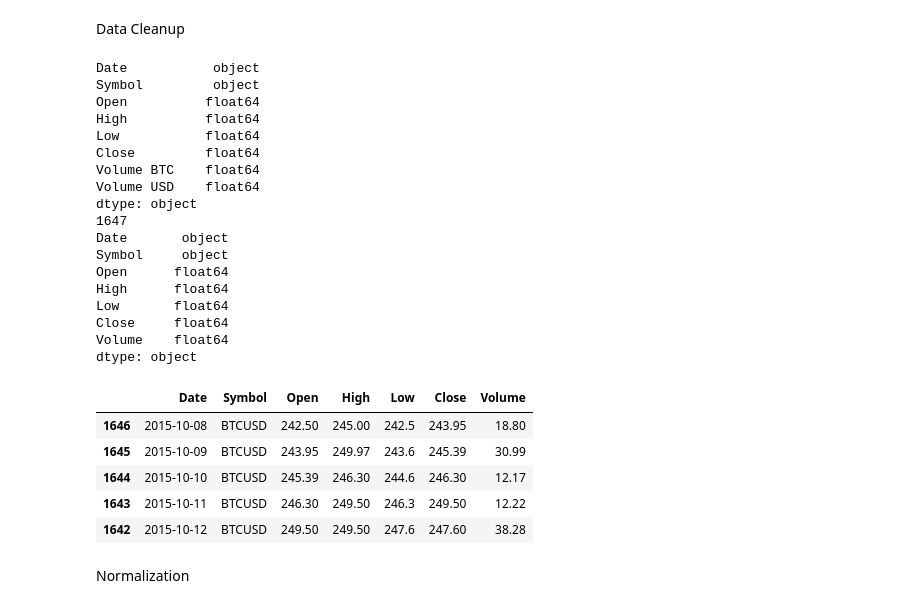
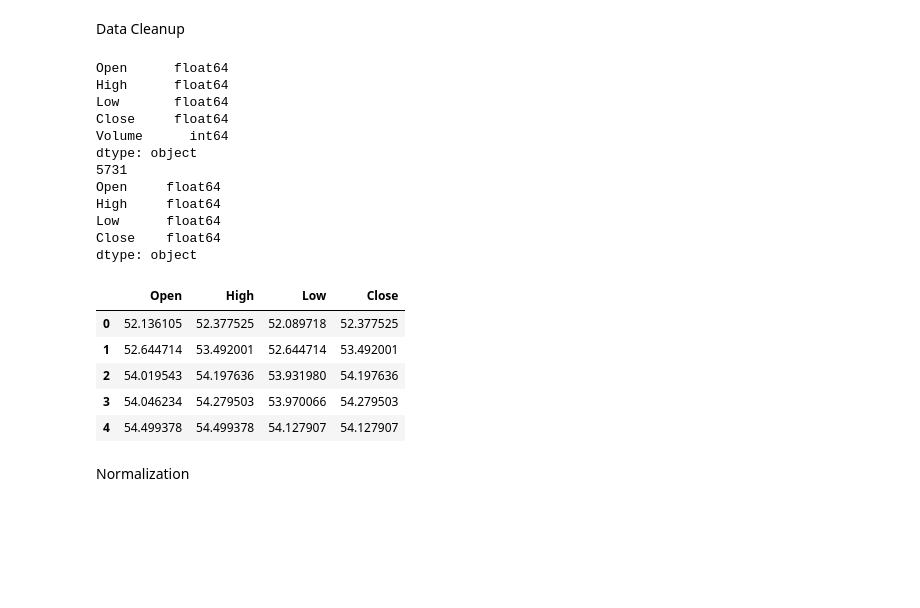
Before and after one commit to estebancr3008/Reinforcement_Learning_Binary_Options_Bot, a Jupyter notebook: Data_Preparation_for_Binary_Learning_Trading.ipynb, the cells around one changed output. Drawn from its saved outputs; the diff is of its cells as text; code cells hidden in the pictures; blank space fills up the shorter version.

```diff
--- a/Data_Preparation_for_Binary_Learning_Trading.ipynb
+++ b/Data_Preparation_for_Binary_Learning_Trading.ipynb
@@ -43,2 +57,7 @@ from ta.volume import OnBalanceVolumeIndicator
 # %% [markdown]
 Selects the dataframe for training
+# %%
+df = yf.download(tickers="LTC-USD",
+                            period="60d",
+                            interval="15m",
+                            auto_adjust=True)
@@ -46,7 +67,8 @@ Selects the dataframe for training
 #df = pd.read_csv('/content/drive/MyDrive/Other Projects/USDGBP.csv')
 #df = pd.read_csv('/content/drive/MyDrive/Other Projects/USDJPY.csv')
 #df = pd.read_csv('/Users/esteban/Documents/GitHub/Reinforcement_Learning_Binary_Options_Bot/BTCUSD_1hr.csv')
-df = pd.read_csv('/content/drive/MyDrive/Other Projects/Trading/BTCUSD_day.csv')
+#df = pd.read_csv('BTCUSD_day.csv')
+#df = pd.read_csv('BTCUSD_1hr.csv')
 #df = pd.read_csv('/content/drive/MyDrive/Other Projects/BTCUSD_1hr.csv')
 #df = pd.read_csv('/content/drive/MyDrive/Other Projects/BTCUSD_1min.csv')
 #df = pd.read_csv('/content/drive/MyDrive/Other Projects/Download Data - STOCK_US_XNYS_F (1).csv')
@@ -76,53 +94,60 @@ Data Cleanup
 # %%
 print(df.dtypes)
 
 #Convert date
 #df['Date'] = pd.to_datetime(df['Date'])
 
 #Sort values from past to present
-df.sort_values('Date', ascending=True, inplace=True)
+#df.sort_values('Date', ascending=True, inplace=True)
 
 #Set date as index
 #df.set_index('Date', inplace=True)
 
 #Converts volume from string to float
 #df.drop('Volume', inplace=True, axis=1)
 #df['Volume'] = df['Volume'].apply(lambda x: float(x.replace(",", "")))
 #df['Volume'] = df['Volume'].astype(float)
+
+
+#Preparation for hourly df
 #df = df.drop(columns=['Symbol'])
 #df = df.drop(columns=['Unix Timestamp'])
+#df = df.drop(columns=['Volume'])
+
+#Preparation for downloaded df
+
+df = df.reset_index(drop=True)
+df = df.drop(columns=['Volume'])
+
+'''
+#Preparation for daily dataset
 df = df.drop(columns=['Volume USD'])
 df = df.rename(columns={'Volume BTC': 'Volume'})
+'''
 
 print(df.shape[0])
 print(df.dtypes)
 
 df.head()
 # %% [output]
-Date           object
-Symbol         object
-Open          float64
-High          float64
-Low           float64
-Close         float64
-Volume BTC    float64
-Volume USD    float64
-dtype: object
-1647
-Date       object
-Symbol     object
 Open      float64
 High      float64
 Low       float64
 Close     float64
-Volume    float64
+Volume      int64
 dtype: object
+5731
+Open     float64
+High     float64
+Low      float64
+Close    float64
+dtype: object
-|  | Date | Symbol | Open | High | Low | Close | Volume |
-| 1646 | 2015-10-08 | BTCUSD | 242.50 | 245.00 | 242.5 | 243.95 | 18.80 |
-| 1645 | 2015-10-09 | BTCUSD | 243.95 | 249.97 | 243.6 | 245.39 | 30.99 |
-| 1644 | 2015-10-10 | BTCUSD | 245.39 | 246.30 | 244.6 | 246.30 | 12.17 |
-| 1643 | 2015-10-11 | BTCUSD | 246.30 | 249.50 | 246.3 | 249.50 | 12.22 |
-| 1642 | 2015-10-12 | BTCUSD | 249.50 | 249.50 | 247.6 | 247.60 | 38.28 |
+|  | Open | High | Low | Close |
+| 0 | 52.136105 | 52.377525 | 52.089718 | 52.377525 |
+| 1 | 52.644714 | 53.492001 | 52.644714 | 53.492001 |
+| 2 | 54.019543 | 54.197636 | 53.931980 | 54.197636 |
+| 3 | 54.046234 | 54.279503 | 53.970066 | 54.279503 |
+| 4 | 54.499378 | 54.499378 | 54.127907 | 54.127907 |
 # %% [markdown]
 Normalization
 # %%
```
Also changed, not shown: parts of 10 cells of this notebook, 1 other file.
